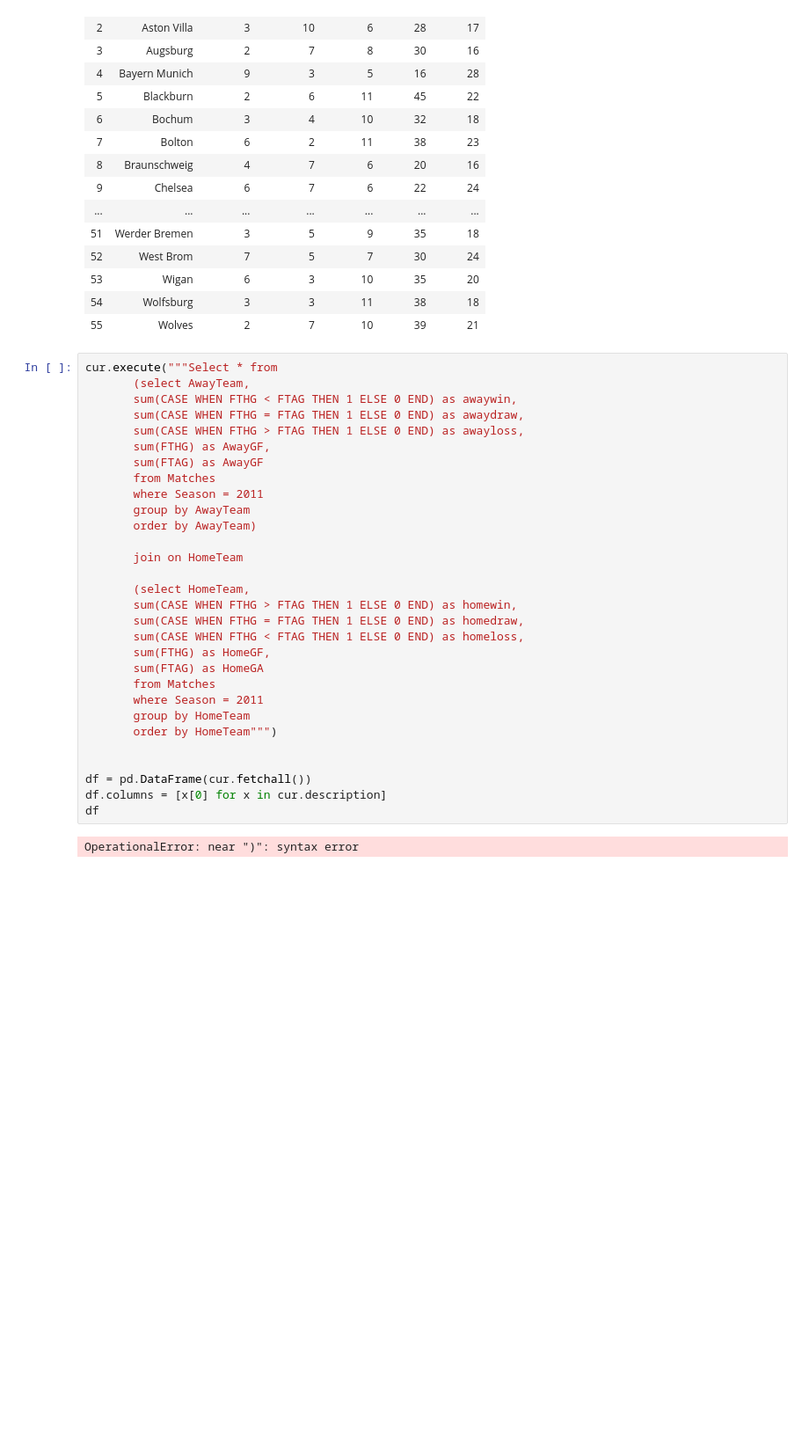
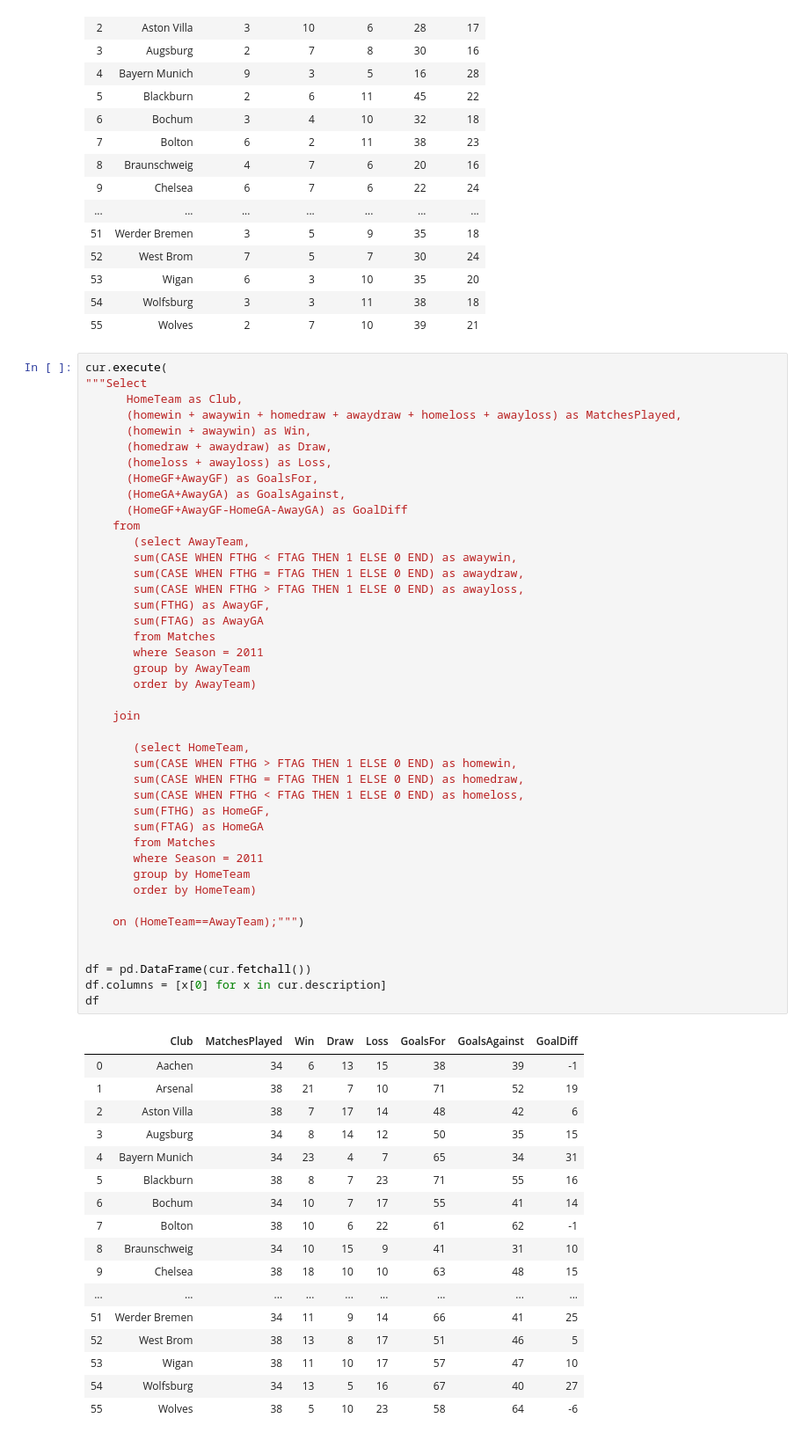
Before and after one commit to dirkstrong1/dsc-mod-2-lab-seattle-ds-080519, a Jupyter notebook: explore_nb.ipynb, the cells around one changed output. Shown at 88% size. Cells and saved outputs as stored; diff of their text form; blank space fills up the shorter version.

```diff
--- a/explore_nb.ipynb
+++ b/explore_nb.ipynb
@@ -116,34 +116,62 @@ df
 | 54 | Wolfsburg | 3 | 3 | 11 | 38 | 18 |
 | 55 | Wolves | 2 | 7 | 10 | 39 | 21 |
 # %%
-cur.execute("""Select * from
+cur.execute(
+"""Select
+      HomeTeam as Club,
+      (homewin + awaywin + homedraw + awaydraw + homeloss + awayloss) as MatchesPlayed,
+      (homewin + awaywin) as Win,
+      (homedraw + awaydraw) as Draw,
+      (homeloss + awayloss) as Loss,
+      (HomeGF+AwayGF) as GoalsFor,
+      (HomeGA+AwayGA) as GoalsAgainst,
+      (HomeGF+AwayGF-HomeGA-AwayGA) as GoalDiff
+    from
        (select AwayTeam,
        sum(CASE WHEN FTHG < FTAG THEN 1 ELSE 0 END) as awaywin,
        sum(CASE WHEN FTHG = FTAG THEN 1 ELSE 0 END) as awaydraw,
        sum(CASE WHEN FTHG > FTAG THEN 1 ELSE 0 END) as awayloss,
        sum(FTHG) as AwayGF,
-       sum(FTAG) as AwayGF
+       sum(FTAG) as AwayGA
        from Matches
        where Season = 2011
        group by AwayTeam
        order by AwayTeam)
 
-       join on HomeTeam
+    join
 
        (select HomeTeam,
        sum(CASE WHEN FTHG > FTAG THEN 1 ELSE 0 END) as homewin,
        sum(CASE WHEN FTHG = FTAG THEN 1 ELSE 0 END) as homedraw,
        sum(CASE WHEN FTHG < FTAG THEN 1 ELSE 0 END) as homeloss,
        sum(FTHG) as HomeGF,
        sum(FTAG) as HomeGA
        from Matches
        where Season = 2011
        group by HomeTeam
-       order by HomeTeam""")
+       order by HomeTeam)
+
+    on (HomeTeam==AwayTeam);""")
 
 
 df = pd.DataFrame(cur.fetchall())
 df.columns = [x[0] for x in cur.description]
 df
 # %% [output]
-OperationalError: near ")": syntax error
+|  | Club | MatchesPlayed | Win | Draw | Loss | GoalsFor | GoalsAgainst | GoalDiff |
+| 0 | Aachen | 34 | 6 | 13 | 15 | 38 | 39 | -1 |
+| 1 | Arsenal | 38 | 21 | 7 | 10 | 71 | 52 | 19 |
+| 2 | Aston Villa | 38 | 7 | 17 | 14 | 48 | 42 | 6 |
+| 3 | Augsburg | 34 | 8 | 14 | 12 | 50 | 35 | 15 |
+| 4 | Bayern Munich | 34 | 23 | 4 | 7 | 65 | 34 | 31 |
+| 5 | Blackburn | 38 | 8 | 7 | 23 | 71 | 55 | 16 |
+| 6 | Bochum | 34 | 10 | 7 | 17 | 55 | 41 | 14 |
+| 7 | Bolton | 38 | 10 | 6 | 22 | 61 | 62 | -1 |
+| 8 | Braunschweig | 34 | 10 | 15 | 9 | 41 | 31 | 10 |
+| 9 | Chelsea | 38 | 18 | 10 | 10 | 63 | 48 | 15 |
+| ... | ... | ... | ... | ... | ... | ... | ... | ... |
+| 51 | Werder Bremen | 34 | 11 | 9 | 14 | 66 | 41 | 25 |
+| 52 | West Brom | 38 | 13 | 8 | 17 | 51 | 46 | 5 |
+| 53 | Wigan | 38 | 11 | 10 | 17 | 57 | 47 | 10 |
+| 54 | Wolfsburg | 34 | 13 | 5 | 16 | 67 | 40 | 27 |
+| 55 | Wolves | 38 | 5 | 10 | 23 | 58 | 64 | -6 |
```
Also changed, not shown: parts of 4 cells of this notebook.
